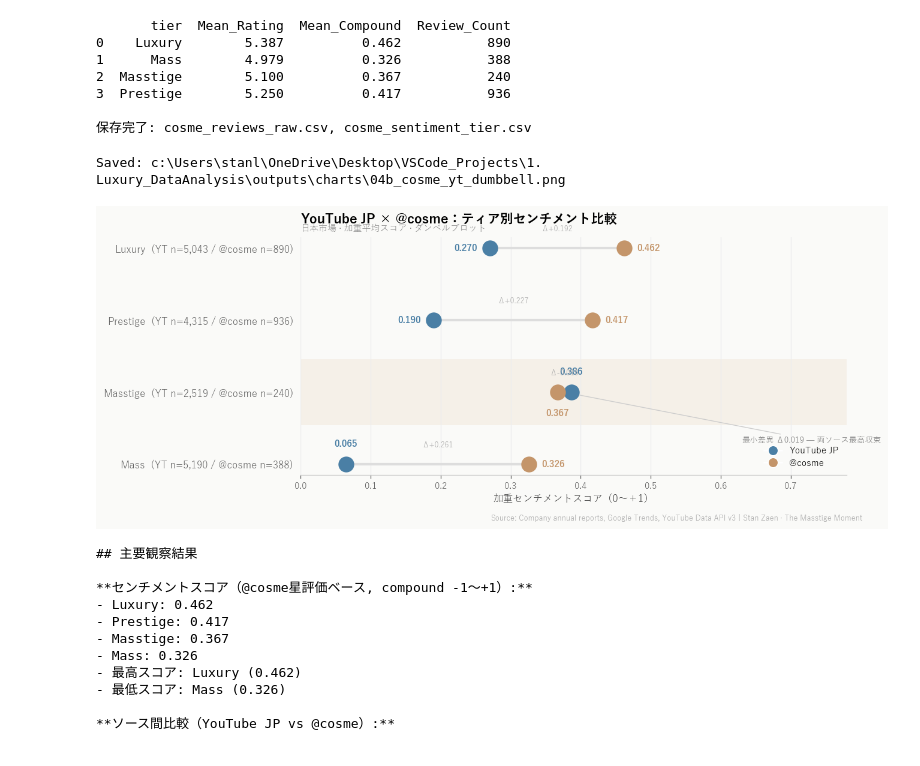
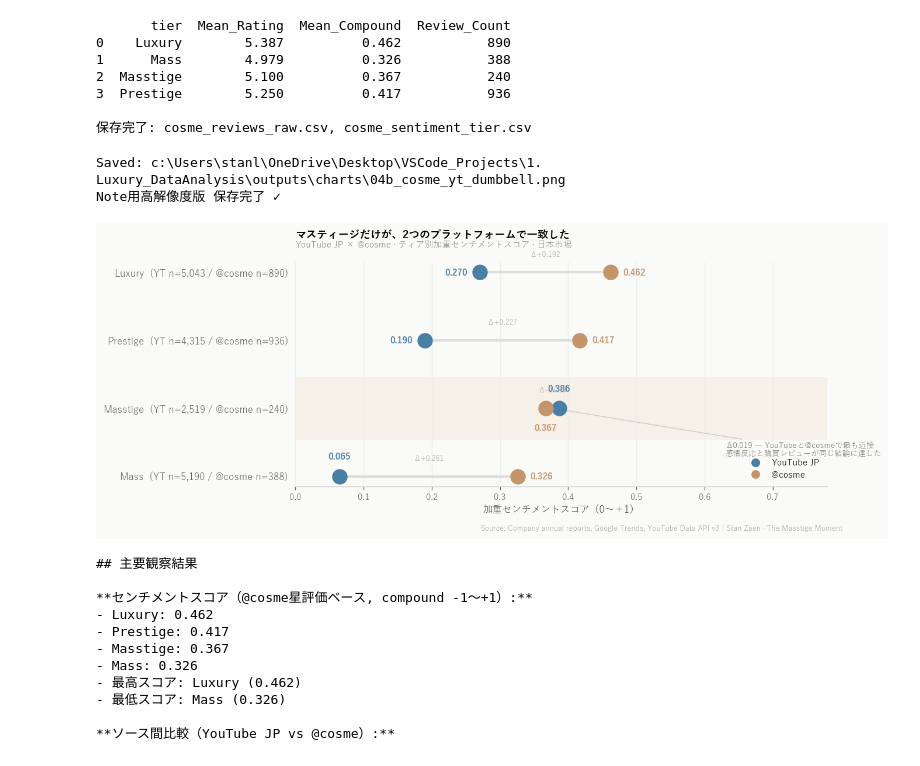
Before and after one commit to Stan-DS-Z/the-masstige-moment, a Jupyter notebook: notebooks/04B__コスメ_youtube_センチメント.ipynb, the cells around one changed output. Drawn from its saved outputs; the diff is of its cells as text; code cells hidden in the pictures.

```diff
--- a/notebooks/04B__コスメ_youtube_センチメント.ipynb
+++ b/notebooks/04B__コスメ_youtube_センチメント.ipynb
@@ -880,41 +880,44 @@ ax.set_yticklabels(y_labels, fontsize=10)
 # ── Masstige収束アノテーション ──────────────────────────────────────────────
 convergence = abs(yt_scores["Masstige"] - cosme_scores["Masstige"])
 ax.annotate(
-    f"最小差異 Δ{convergence:.3f} — 両ソース最高収束",
+    f"Δ{convergence:.3f} — YouTubeと@cosmeで最も近接\n感情反応と購買レビューが同じ結論に達した",
     xy     =((yt_scores["Masstige"] + cosme_scores["Masstige"]) / 2, masstige_idx),
     xytext =(0.63, masstige_idx + 0.7),
     fontsize=8, color="#777777", style="italic",
     arrowprops=dict(arrowstyle="-", color="#CCCCCC", lw=0.8),
 )
 
 # ── 軸・スタイル ────────────────────────────────────────────────────────────
 ax.set_xlim(*XLIM)
 ax.set_xlabel("加重センチメントスコア（0〜＋1）", fontsize=10)
-ax.set_title(
-    "YouTube JP × @cosme：ティア別センチメント比較",
-    fontsize=13, fontweight="bold", loc="left", pad=14
-)
-add_subtitle(ax, "日本市場 · 加重平均スコア · ダンベルプロット")
+ax.text(0, 1.1, "マスティージだけが、2つのプラットフォームで一致した",
+        transform=ax.transAxes, fontsize=11, fontweight="bold",
+        va="bottom", ha="left")
+add_subtitle(ax, "YouTube JP × @cosme · ティア別加重センチメントスコア · 日本市場")
 ax.spines[["top", "right", "left"]].set_visible(False)
 ax.tick_params(left=False)
 ax.grid(axis="x", color="#EEEEEE", linewidth=0.8, zorder=0)
 ax.invert_yaxis()
 
 # ── 凡例 ───────────────────────────────────────────────────────────────────
 legend_elements = [
     Line2D([0], [0], marker="o", color="w", markerfacecolor=YT_COLOR,
            markersize=10, label="YouTube JP"),
     Line2D([0], [0], marker="o", color="w", markerfacecolor=COSME_COLOR,
            markersize=10, label="@cosme"),
 ]
 ax.legend(handles=legend_elements, frameon=False, fontsize=9, loc="lower right")
 
-fig.subplots_adjust(top=0.80, bottom=0.14, left=0.28, right=0.97)
+fig.subplots_adjust(top=0.78, bottom=0.14, left=0.28, right=0.97)
 save_chart(fig, "04b_cosme_yt_dumbbell.png")
+fig.savefig("../outputs/charts/04b_cosme_yt_dumbbell_note.png",
+            dpi=200, bbox_inches="tight", facecolor=fig.get_facecolor())
+print("Note用高解像度版 保存完了 ✓")
 plt.show()
 # %% [output]
 Saved: c:\Users\stanl\OneDrive\Desktop\VSCode_Projects\1. Luxury_DataAnalysis\outputs\charts\04b_cosme_yt_dumbbell.png
+Note用高解像度版 保存完了 ✓
-[figure, old version]
+[figure, new version]
 # %%
 # ── 動的主要観察結果 ──────────────────────────────────────
 s_jp    = tier_sentiment_jp.set_index("Tier")["Weighted_Sentiment"]
```
Also changed, not shown: parts of 2 cells of this notebook, 3 other files.
